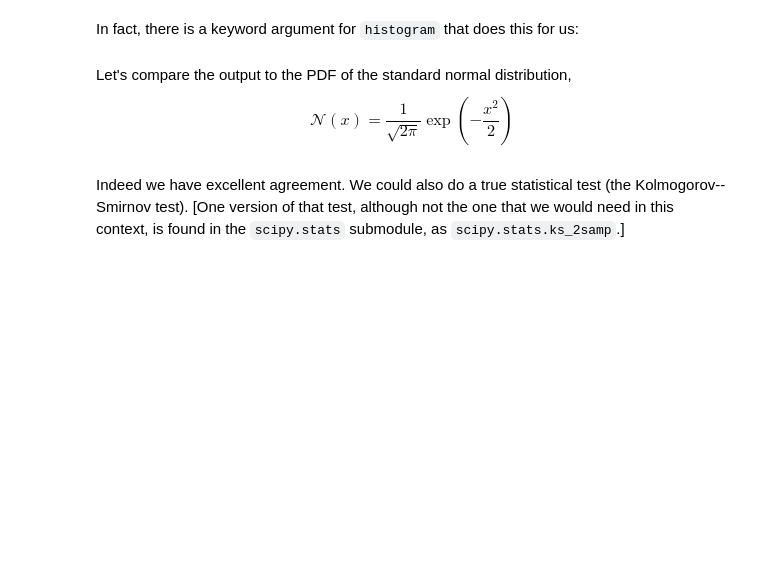
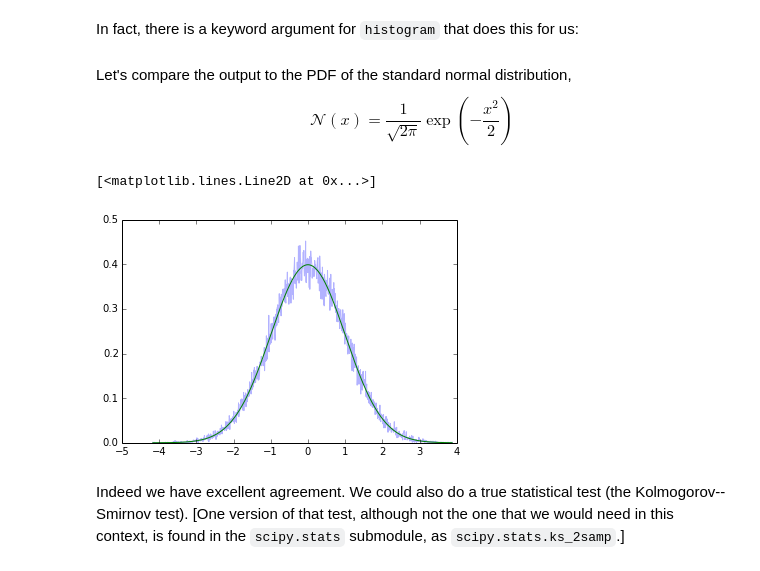
Before and after one commit to dpsanders/scipy_2014_python, a Jupyter notebook: Using SciPy for scientific problems.ipynb, the cells around one changed output. Drawn from its saved outputs; the diff is of its cells as text; code cells hidden in the pictures; blank space fills up the shorter version.

```diff
--- a/Using SciPy for scientific problems.ipynb
+++ b/Using SciPy for scientific problems.ipynb
@@ -64,8 +141,11 @@ Let's compare the output to the PDF of the standard normal distribution,
 $$\mathcal{N}(x) = \frac{1}{\sqrt{2 \pi}} \exp(-\textstyle \frac{x^2}{2})$$
 # %%
 x = hist[1][:-1]
-plt.plot(x, hist[0], alpha=0.5)  # alpha gives transparency
-plt.plot(x, 1./np.sqrt(2.*np.pi) * np.exp(-x**2/2), linewidth=3)  # draw the true pdf
+plt.plot(x, hist[0], alpha=0.3)  # alpha gives transparency
+plt.plot(x, 1./np.sqrt(2.*np.pi) * np.exp(-x**2/2), linewidth=1)  # draw the true pdf
+# %% [output]
+[<matplotlib.lines.Line2D at 0x...>]
+[figure, added]
 # %% [markdown]
 Indeed we have excellent agreement. We could also do a true statistical test (the Kolmogorov--Smirnov test). [One version of that test, although not the one that we would need in this context, is found in the `scipy.stats` submodule, as `scipy.stats.ks_2samp`.]
 # %% [markdown]
```
Also changed, not shown: parts of 70 cells of this notebook, 7 other files.
